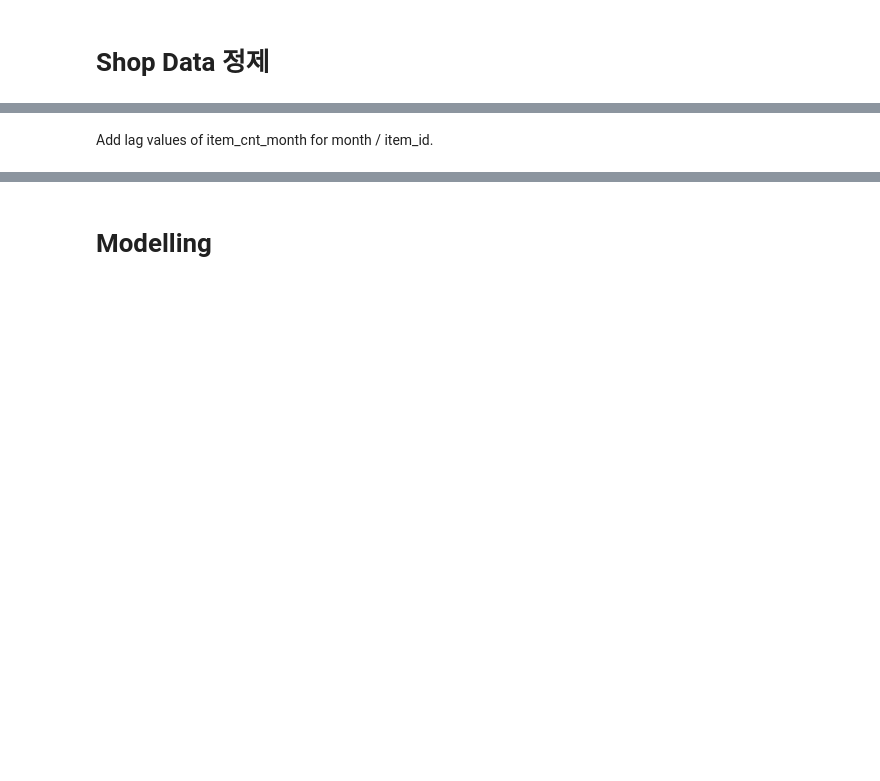
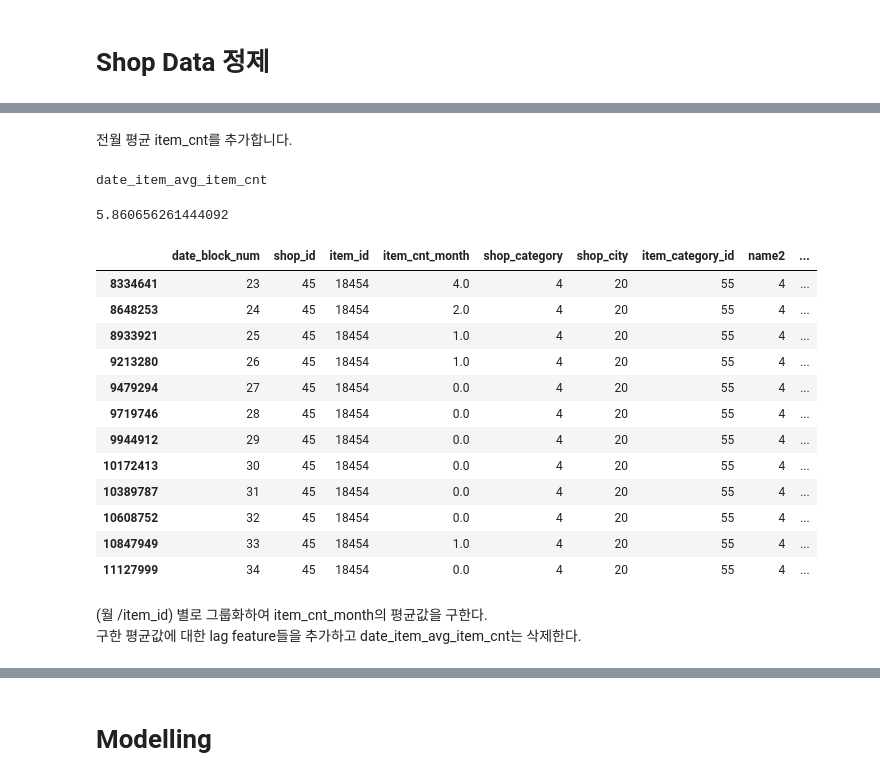
Before and after one commit to brekJ/connet_ml_2Team, a Jupyter notebook: 088263Notebook/jay_annotation.ipynb, the cells around one changed output, grey strips where cells are left out. Drawn from its saved outputs; the diff is of its cells as text; code cells hidden in the pictures; blank space fills up the shorter version.

```diff
--- a/088263Notebook/jay_annotation.ipynb
+++ b/088263Notebook/jay_annotation.ipynb
@@ -414,16 +699,45 @@ Add the previous month's average item_cnt.
+# %% [markdown]
+전월 평균 item_cnt를 추가합니다.
 # %%
 ts = time.time()
+# 월별 모든 item에 대한 item_cnt_month의 평균 생성
 group = matrix.groupby( ["date_block_num"] ).agg({"item_cnt_month" : ["mean"]})
-group.columns = ["date_avg_item_cnt"]
+# columns명 date_avg_item_cnt로 변경
+group.columns = ["date_item_avg_item_cnt"]
+# date_block_num을 인덱스에서 칼럼으로 변경
 group.reset_index(inplace = True)
 
+# matrix에 date_avg_item_cnt 칼럼 추가
 matrix = pd.merge(matrix, group, on = ["date_block_num"], how = "left")
-matrix.date_avg_item_cnt = matrix["date_avg_item_cnt"].astype(np.float16)
-matrix = lag_feature( matrix, [1], ["date_avg_item_cnt"] )
-matrix.drop( ["date_avg_item_cnt"], axis = 1, inplace = True )
+# date_avg_item_cnt 실수형 형변환
+matrix.date_avg_item_cnt = matrix["date_item_avg_item_cnt"].astype(np.float16)
+# date_avg_item_cnt 1달전 lag feature 추가
+matrix = lag_feature( matrix, [1], ["date_item_avg_item_cnt"] )
+# 당월 date_avg_item_cnt 삭제
+matrix.drop( ["date_item_avg_item_cnt"], axis = 1, inplace = True )
 time.time() - ts
+# %% [output]
+date_item_avg_item_cnt
+5.860656261444092
-# %% [markdown]
-Add lag values of item_cnt_month for month / item_id.
+# %%
+matrix.loc[(matrix.shop_id ==45)& (matrix.item_id==18454)]
+# %% [output]
+|  | date_block_num | shop_id | item_id | item_cnt_month | shop_category | shop_city | item_category_id | name2 | ... |
+| 8334641 | 23 | 45 | 18454 | 4.0 | 4 | 20 | 55 | 4 | ... |
+| 8648253 | 24 | 45 | 18454 | 2.0 | 4 | 20 | 55 | 4 | ... |
+| 8933921 | 25 | 45 | 18454 | 1.0 | 4 | 20 | 55 | 4 | ... |
+| 9213280 | 26 | 45 | 18454 | 1.0 | 4 | 20 | 55 | 4 | ... |
+| 9479294 | 27 | 45 | 18454 | 0.0 | 4 | 20 | 55 | 4 | ... |
+| 9719746 | 28 | 45 | 18454 | 0.0 | 4 | 20 | 55 | 4 | ... |
+| 9944912 | 29 | 45 | 18454 | 0.0 | 4 | 20 | 55 | 4 | ... |
+| 10172413 | 30 | 45 | 18454 | 0.0 | 4 | 20 | 55 | 4 | ... |
+| 10389787 | 31 | 45 | 18454 | 0.0 | 4 | 20 | 55 | 4 | ... |
+| 10608752 | 32 | 45 | 18454 | 0.0 | 4 | 20 | 55 | 4 | ... |
+| 10847949 | 33 | 45 | 18454 | 1.0 | 4 | 20 | 55 | 4 | ... |
+| 11127999 | 34 | 45 | 18454 | 0.0 | 4 | 20 | 55 | 4 | ... |
+# %% [markdown]
+(월 /item_id) 별로 그룹화하여 item_cnt_month의 평균값을 구한다.\
+구한 평균값에 대한 lag feature들을 추가하고 date_item_avg_item_cnt는 삭제한다.
 # %%
 ts = time.time()
 group = matrix.groupby(['date_block_num', 'item_id']).agg({'item_cnt_month': ['mean']})
```
Also changed, not shown: parts of 102 cells of this notebook.
